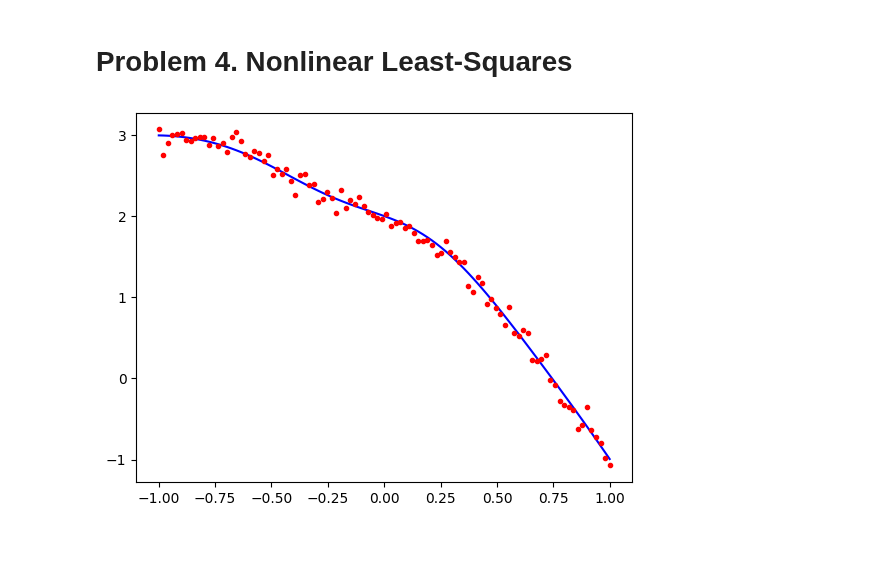
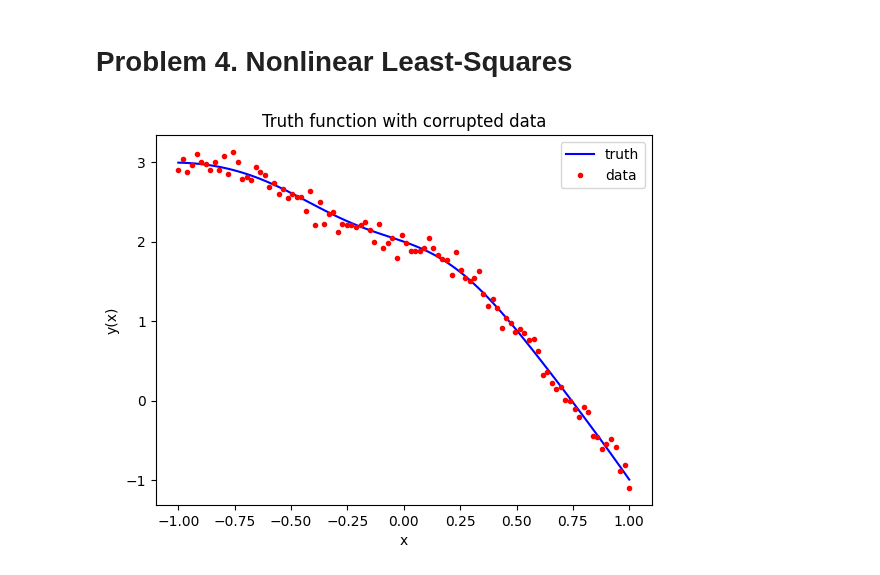
Before and after one commit to diegosol127/AERO-222-Numerical-Methods, a Jupyter notebook: Homework/HW3/AERO_222_HW3_Solution.ipynb, the cells around one changed output. Saved outputs shown, nothing was run; the diff lists cells and outputs as text; code cells hidden in the pictures; blank space fills up the shorter version.

```diff
--- a/Homework/HW3/AERO_222_HW3_Solution.ipynb
+++ b/Homework/HW3/AERO_222_HW3_Solution.ipynb
@@ -138,25 +138,29 @@ plt.show()
 # %%
 def y(x,C):
     return 12 - C[1]*x**2 - np.exp(-C[3]*x**2)*np.sin(C[2]*x) + C[0]*(C[1]*C[3]-C[2]*x)
 
 def J(x,C):
     dydC0 = C[1]*C[3] - C[2]*x
     dydC1 = -x**2 + C[0]*C[3]
     dydC2 = -x*np.exp(-C[3]*x**2)*np.cos(C[2]*x) - C[0]*x
     dydC3 = x**2*np.exp(-C[3]*x**2)*np.sin(C[2]*x) + C[0]*C[1]
     return np.array([dydC0,dydC1,dydC2,dydC3],dtype=float).T
 
 x = np.linspace(-1,1,100) # x-values
 noise  = np.random.normal(0,0.1,100) # Gaussian noise
 C_true = np.array([-2,1,-1,5],dtype=float) # True coefficients
 y_true = y(x,C_true)
 y_meas = y_true + noise
 
 plt.plot(x,y_true,'b-',label='truth')
 plt.plot(x,y_meas,'r.',label='data')
+plt.xlabel('x')
+plt.ylabel('y(x)')
+plt.title('Truth function with corrupted data')
+plt.legend()
 plt.show()
 # %% [output]
-[figure, old version]
+[figure, new version]
 # %%
 C_0 = np.array([-2.2, 0.3, -1, 5.2])
 tol = 1e-6
```
Also changed, not shown: parts of 8 cells of this notebook, 6 other files.
